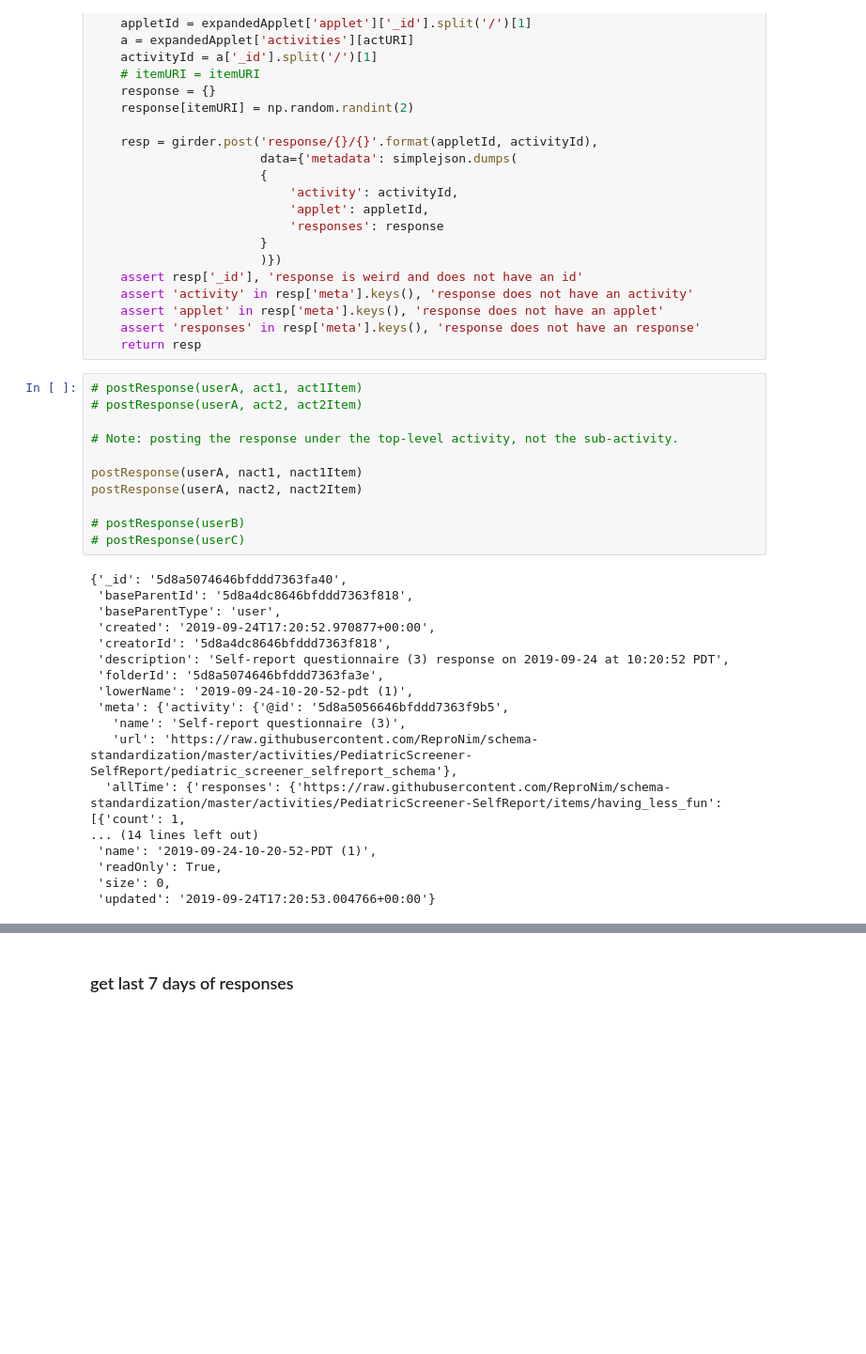
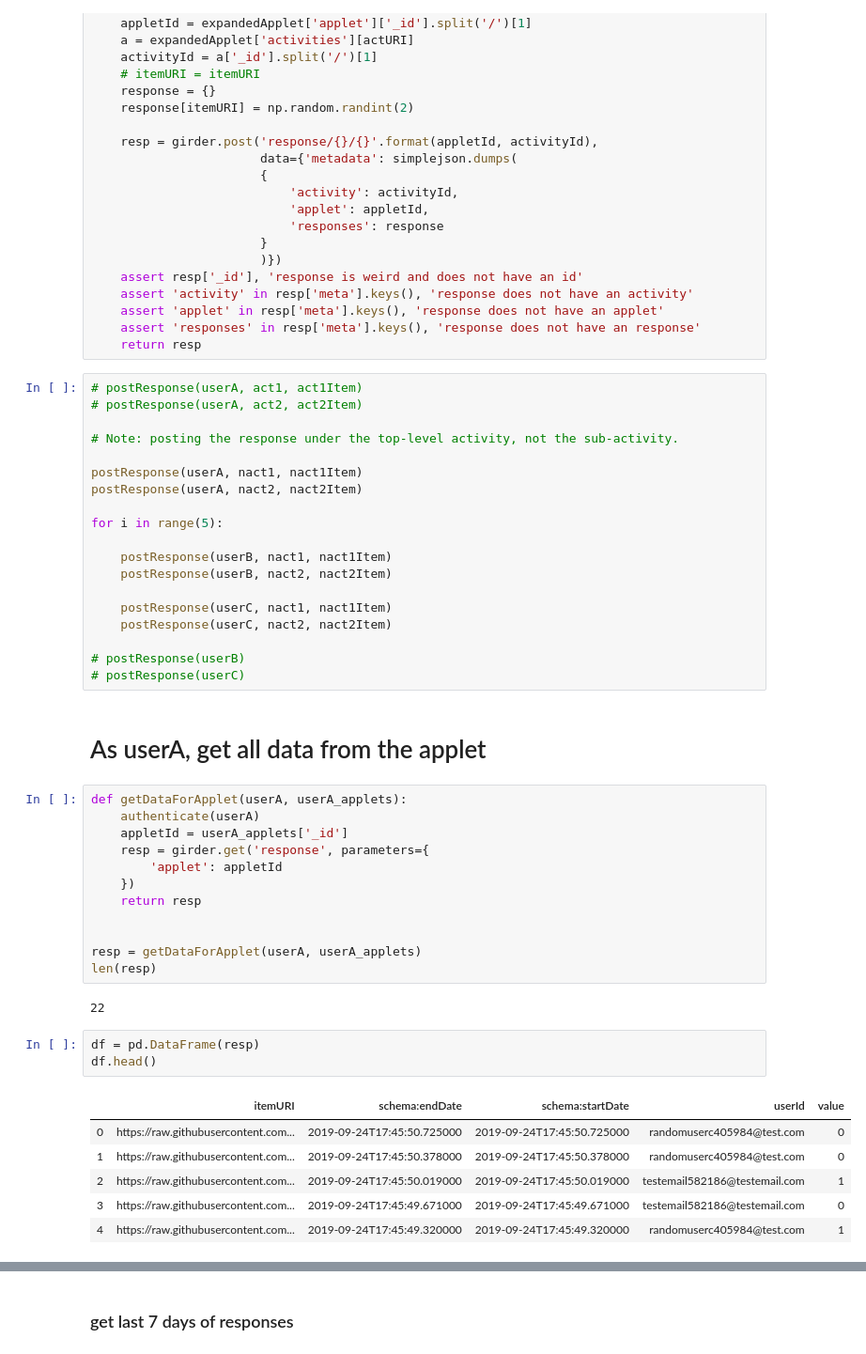
Before and after one commit to ChildMindInstitute/mindlogger-backend, a Jupyter notebook: backendTests.ipynb, the cells around one changed output, grey strips where cells are left out. Shown at 94% size. Cells and saved outputs as stored; diff of their text form; blank space fills up the shorter version.

Commit message:
enh: response dump output is in tidy format

```diff
--- a/backendTests.ipynb
+++ b/backendTests.ipynb
@@ -367,23 +367,39 @@ def postResponse(userA, actURI, itemURI):
 postResponse(userA, nact1, nact1Item)
 postResponse(userA, nact2, nact2Item)
 
+for i in range(5):
+
+    postResponse(userB, nact1, nact1Item)
+    postResponse(userB, nact2, nact2Item)
+
+    postResponse(userC, nact1, nact1Item)
+    postResponse(userC, nact2, nact2Item)
+
 # postResponse(userB)
 # postResponse(userC)
-# %% [output]
-{'_id': '5d8a5074646bfddd7363fa40',
- 'baseParentId': '5d8a4dc8646bfddd7363f818',
- 'baseParentType': 'user',
- 'created': '2019-09-24T17:20:52.970877+00:00',
- 'creatorId': '5d8a4dc8646bfddd7363f818',
- 'description': 'Self-report questionnaire (3) response on 2019-09-24 at 10:20:52 PDT',
- 'folderId': '5d8a5074646bfddd7363fa3e',
- 'lowerName': '2019-09-24-10-20-52-pdt (1)',
- 'meta': {'activity': {'@id': '5d8a5056646bfddd7363f9b5',
-   'name': 'Self-report questionnaire (3)',
-   'url': 'https://raw.githubusercontent.com/ReproNim/schema-standardization/master/activities/PediatricScreener-SelfReport/pediatric_screener_selfreport_schema'},
-  'allTime': {'responses': {'https://raw.githubusercontent.com/ReproNim/schema-standardization/master/activities/PediatricScreener-SelfReport/items/having_less_fun': [{'count': 1,
-... (14 lines left out)
- 'name': '2019-09-24-10-20-52-PDT (1)',
- 'readOnly': True,
- 'size': 0,
- 'updated': '2019-09-24T17:20:53.004766+00:00'}
+# %% [markdown]
+# As userA, get all data from the applet
+# %%
+def getDataForApplet(userA, userA_applets):
+    authenticate(userA)
+    appletId = userA_applets['_id']
+    resp = girder.get('response', parameters={
+        'applet': appletId
+    })
+    return resp
+
+
+resp = getDataForApplet(userA, userA_applets)
+len(resp)
+# %% [output]
+22
+# %%
+df = pd.DataFrame(resp)
+df.head()
+# %% [output]
+|  | itemURI | schema:endDate | schema:startDate | userId | value |
+| 0 | https://raw.githubusercontent.com... | 2019-09-24T17:45:50.725000 | 2019-09-24T17:45:50.725000 | randomuserc405984@test.com | 0 |
+| 1 | https://raw.githubusercontent.com... | 2019-09-24T17:45:50.378000 | 2019-09-24T17:45:50.378000 | randomuserc405984@test.com | 0 |
+| 2 | https://raw.githubusercontent.com... | 2019-09-24T17:45:50.019000 | 2019-09-24T17:45:50.019000 | testemail582186@testemail.com | 1 |
+| 3 | https://raw.githubusercontent.com... | 2019-09-24T17:45:49.671000 | 2019-09-24T17:45:49.671000 | testemail582186@testemail.com | 0 |
+| 4 | https://raw.githubusercontent.com... | 2019-09-24T17:45:49.320000 | 2019-09-24T17:45:49.320000 | randomuserc405984@test.com | 1 |
```
Also changed, not shown: parts of 13 cells of this notebook, 1 other file.
